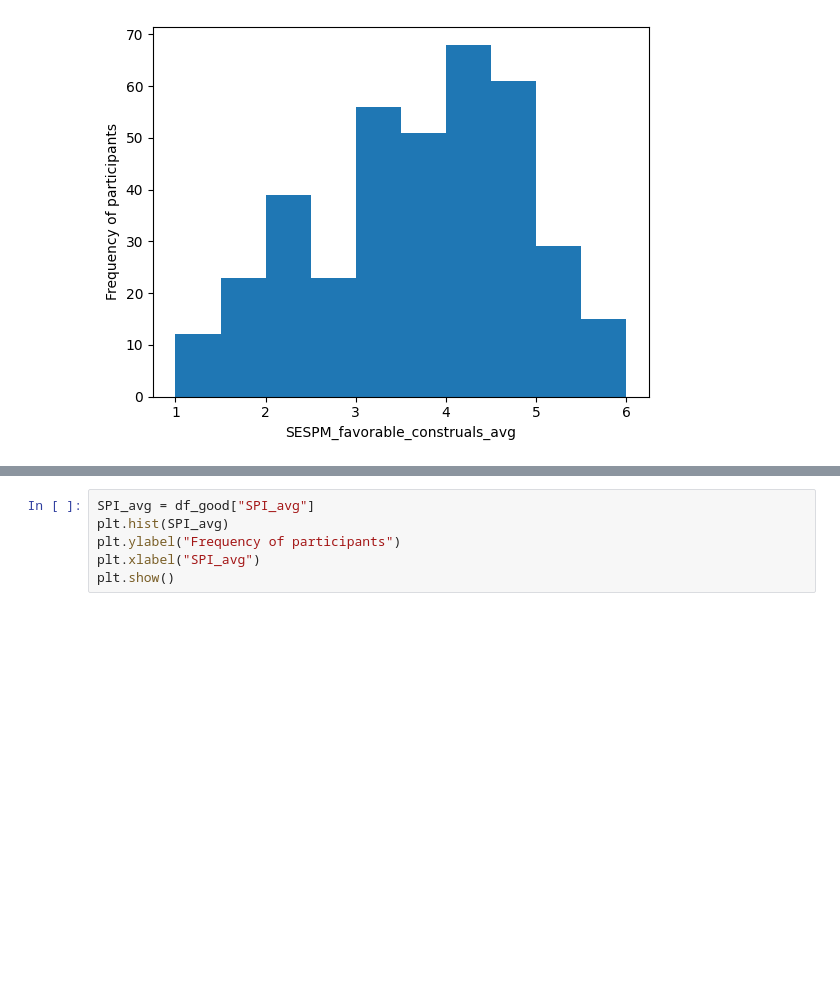
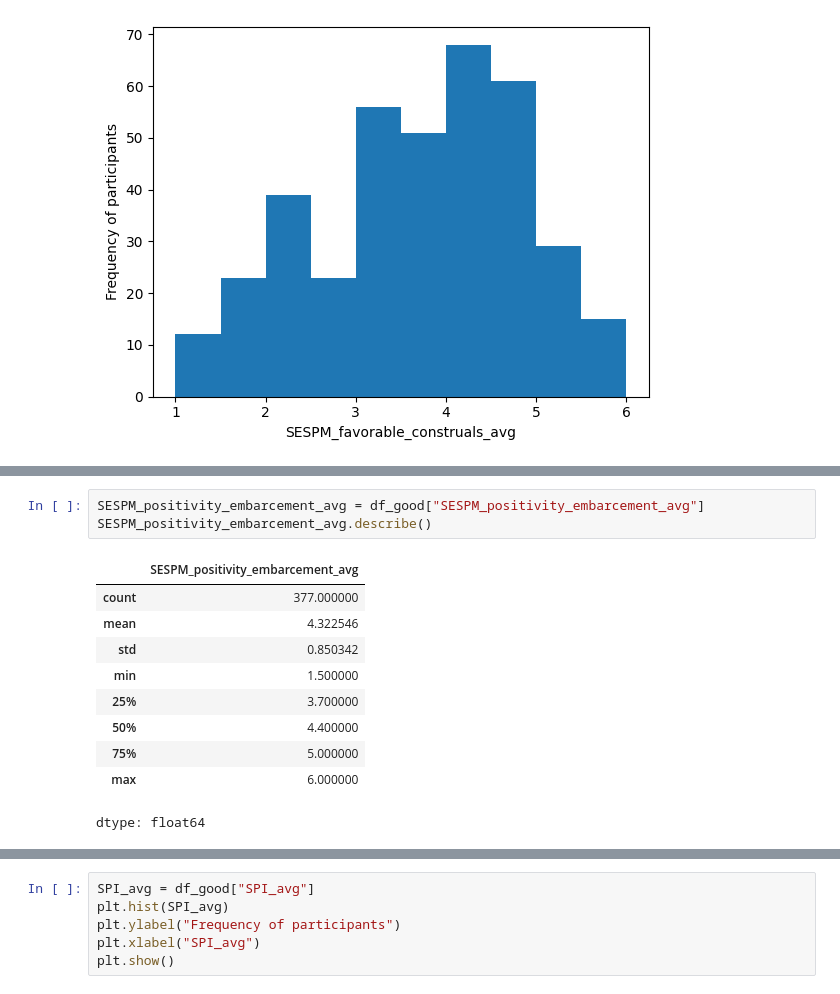
Before and after one commit to ivavuko/ivasphd, a Jupyter notebook: Amplified_and_attenuated_dictionary_implementation.ipynb, the cells around one changed output, grey strips where cells are left out. Saved outputs shown, nothing was run; the diff lists cells and outputs as text; blank space fills up the shorter version.

```diff
--- a/Amplified_and_attenuated_dictionary_implementation.ipynb
+++ b/Amplified_and_attenuated_dictionary_implementation.ipynb
@@ -734,0 +760,14 @@ plt.show()
+# %%
+SESPM_positivity_embarcement_avg = df_good["SESPM_positivity_embarcement_avg"]
+SESPM_positivity_embarcement_avg.describe()
+# %% [output]
+|  | SESPM_positivity_embarcement_avg |
+| count | 377.000000 |
+| mean | 4.322546 |
+| std | 0.850342 |
+| min | 1.500000 |
+| 25% | 3.700000 |
+| 50% | 4.400000 |
+| 75% | 5.000000 |
+| max | 6.000000 |
+dtype: float64
```
Also changed, not shown: parts of 22 cells of this notebook.
